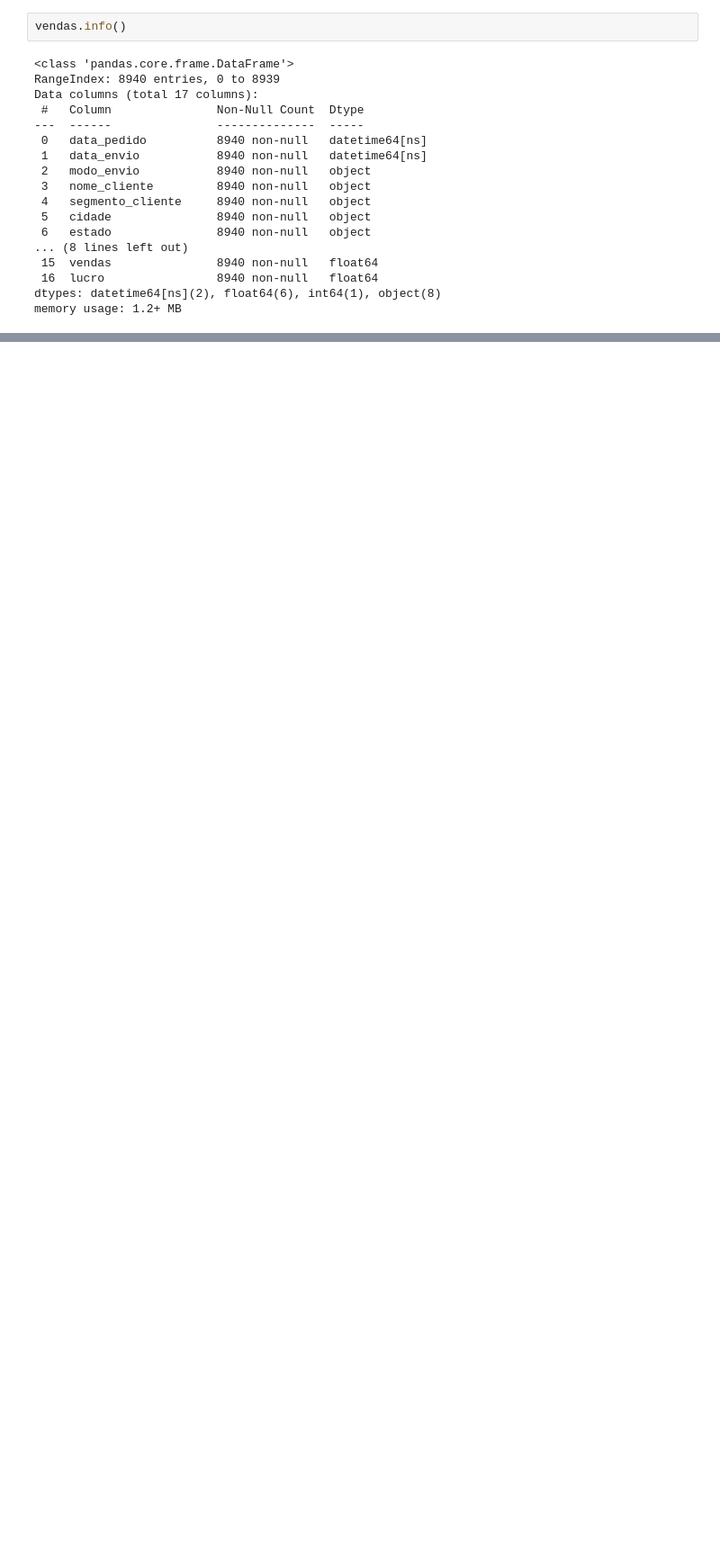
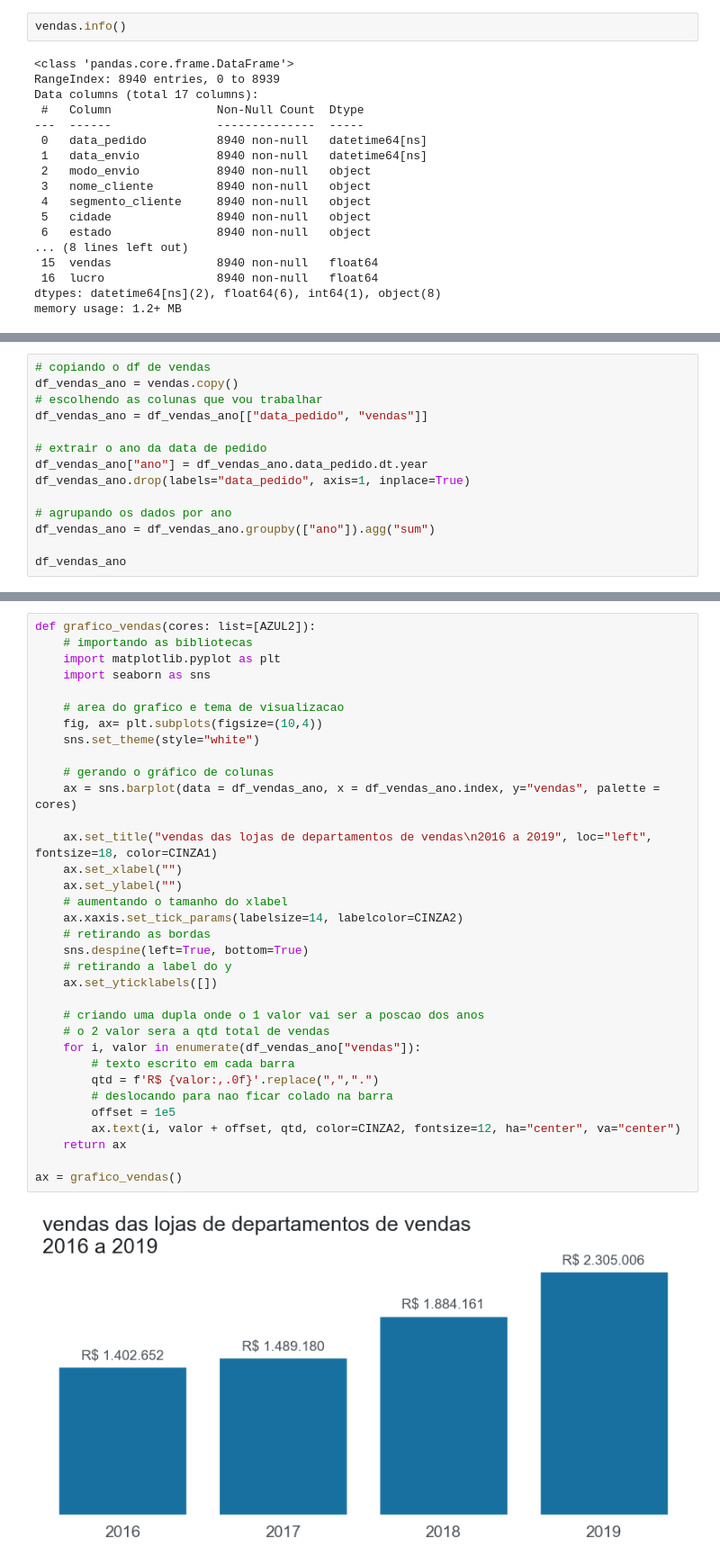
Before and after one commit to th1ago/Data_Science, a Jupyter notebook: Data Visualization/Analise_relatorio_vendas.ipynb, the cells around one changed output, grey strips where cells are left out. Shown: that part at 90% size. Drawn from its saved outputs; the diff is of its cells as text; blank space fills up the shorter version.

Commit message:
Working on Graph column

```diff
--- a/Data Visualization/Analise_relatorio_vendas.ipynb
+++ b/Data Visualization/Analise_relatorio_vendas.ipynb
@@ -50,0 +64,14 @@ memory usage: 1.2+ MB
+# %%
+# copiando o df de vendas
+df_vendas_ano = vendas.copy()
+# escolhendo as colunas que vou trabalhar
+df_vendas_ano = df_vendas_ano[["data_pedido", "vendas"]]
+
+# extrair o ano da data de pedido
+df_vendas_ano["ano"] = df_vendas_ano.data_pedido.dt.year
+df_vendas_ano.drop(labels="data_pedido", axis=1, inplace=True)
+
+# agrupando os dados por ano
+df_vendas_ano = df_vendas_ano.groupby(["ano"]).agg("sum")
+
+df_vendas_ano
@@ -50,0 +87,36 @@ memory usage: 1.2+ MB
+# %%
+def grafico_vendas(cores: list=[AZUL2]):
+    # importando as bibliotecas
+    import matplotlib.pyplot as plt
+    import seaborn as sns
+
+    # area do grafico e tema de visualizacao
+    fig, ax= plt.subplots(figsize=(10,4))
+    sns.set_theme(style="white")
+
+    # gerando o gráfico de colunas
+    ax = sns.barplot(data = df_vendas_ano, x = df_vendas_ano.index, y="vendas", palette = cores)
+
+    ax.set_title("vendas das lojas de departamentos de vendas\n2016 a 2019", loc="left", fontsize=18, color=CINZA1)
+    ax.set_xlabel("")
+    ax.set_ylabel("")
+    # aumentando o tamanho do xlabel
+    ax.xaxis.set_tick_params(labelsize=14, labelcolor=CINZA2)
+    # retirando as bordas
+    sns.despine(left=True, bottom=True)
+    # retirando a label do y
+    ax.set_yticklabels([])
+
+    # criando uma dupla onde o 1 valor vai ser a poscao dos anos
+    # o 2 valor sera a qtd total de vendas
+    for i, valor in enumerate(df_vendas_ano["vendas"]):
+        # texto escrito em cada barra
+        qtd = f'R$ {valor:,.0f}'.replace(",",".")
+        # deslocando para nao ficar colado na barra
+        offset = 1e5
+        ax.text(i, valor + offset, qtd, color=CINZA2, fontsize=12, ha="center", va="center")
+    return ax
+
+ax = grafico_vendas()
+# %% [output]
+[figure, added]
```
Also changed, not shown: parts of 9 cells of this notebook.
